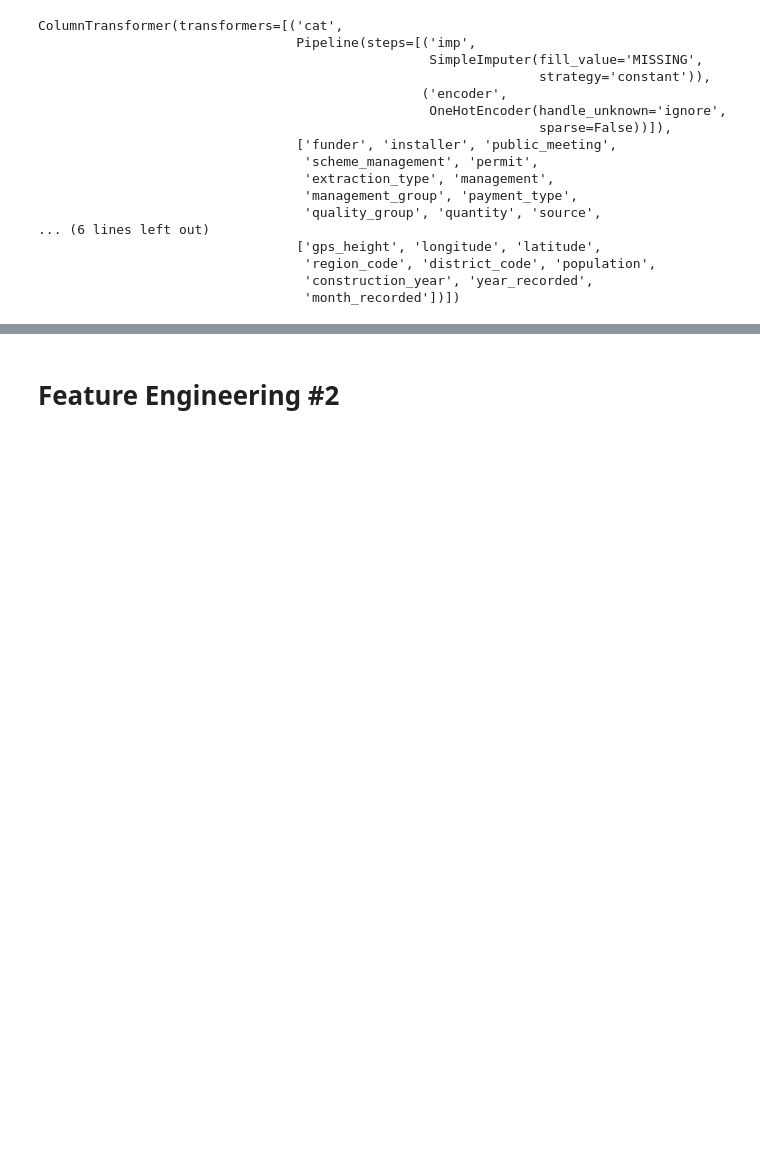
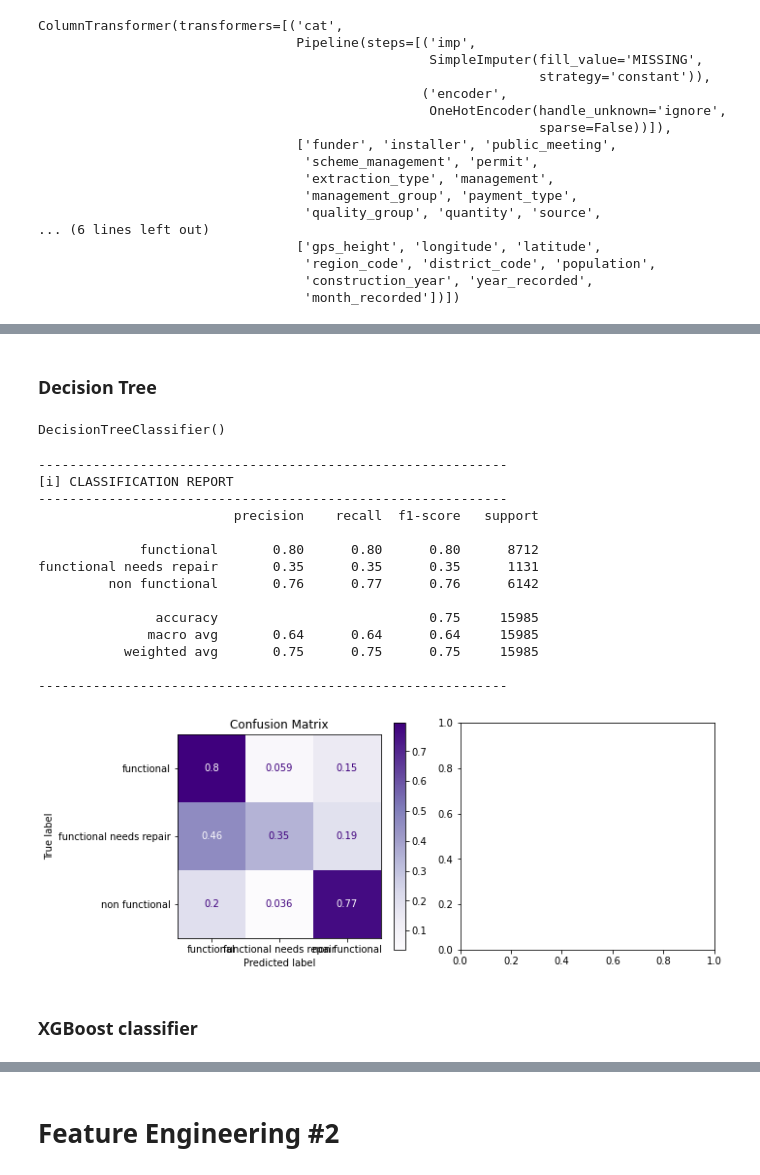
Before and after one commit to singsang2/Tanzanian-Water-Well-Project, a Jupyter notebook: student.ipynb, the cells around one changed output, grey strips where cells are left out. Cells and saved outputs as stored; diff of their text form; code cells hidden in the pictures; blank space fills up the shorter version.

```diff
--- a/student.ipynb
+++ b/student.ipynb
@@ -261,0 +375,28 @@ rf = RandomForestClassifier()
+# %% [markdown]
+### Decision Tree
+# %%
+from sklearn.tree import DecisionTreeClassifier
+tree = DecisionTreeClassifier()
+tree.fit(X_train_tf, y_train)
+# %% [output]
+DecisionTreeClassifier()
+# %%
+evaluate_classification(tree, X_test_tf, y_test);
+# %% [output]
+------------------------------------------------------------
+[i] CLASSIFICATION REPORT
+------------------------------------------------------------
+                         precision    recall  f1-score   support
+
+             functional       0.80      0.80      0.80      8712
+functional needs repair       0.35      0.35      0.35      1131
+         non functional       0.76      0.77      0.76      6142
+
+               accuracy                           0.75     15985
+              macro avg       0.64      0.64      0.64     15985
+           weighted avg       0.75      0.75      0.75     15985
+
+------------------------------------------------------------
+[figure, added]
+# %% [markdown]
+### XGBoost classifier
```
Also changed, not shown: parts of 43 cells of this notebook, 1 other file.
